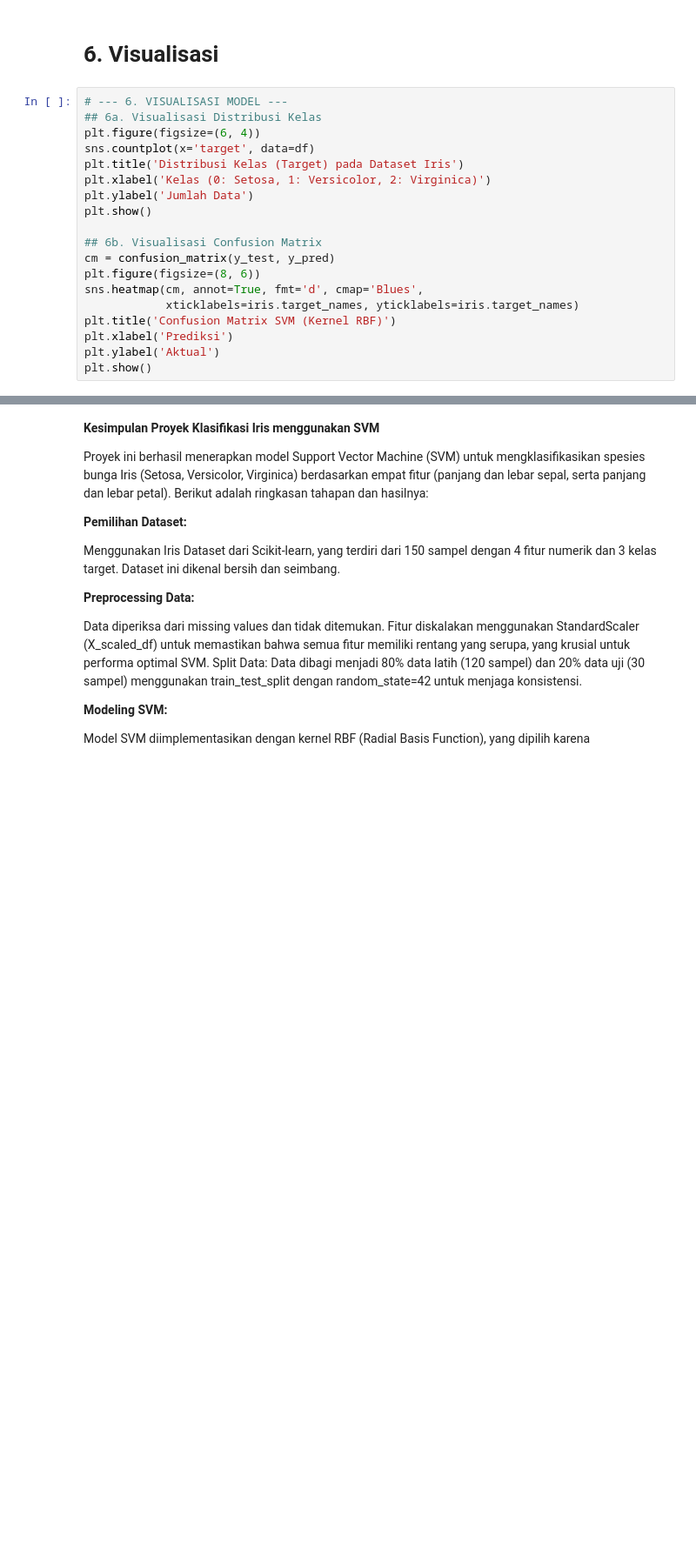
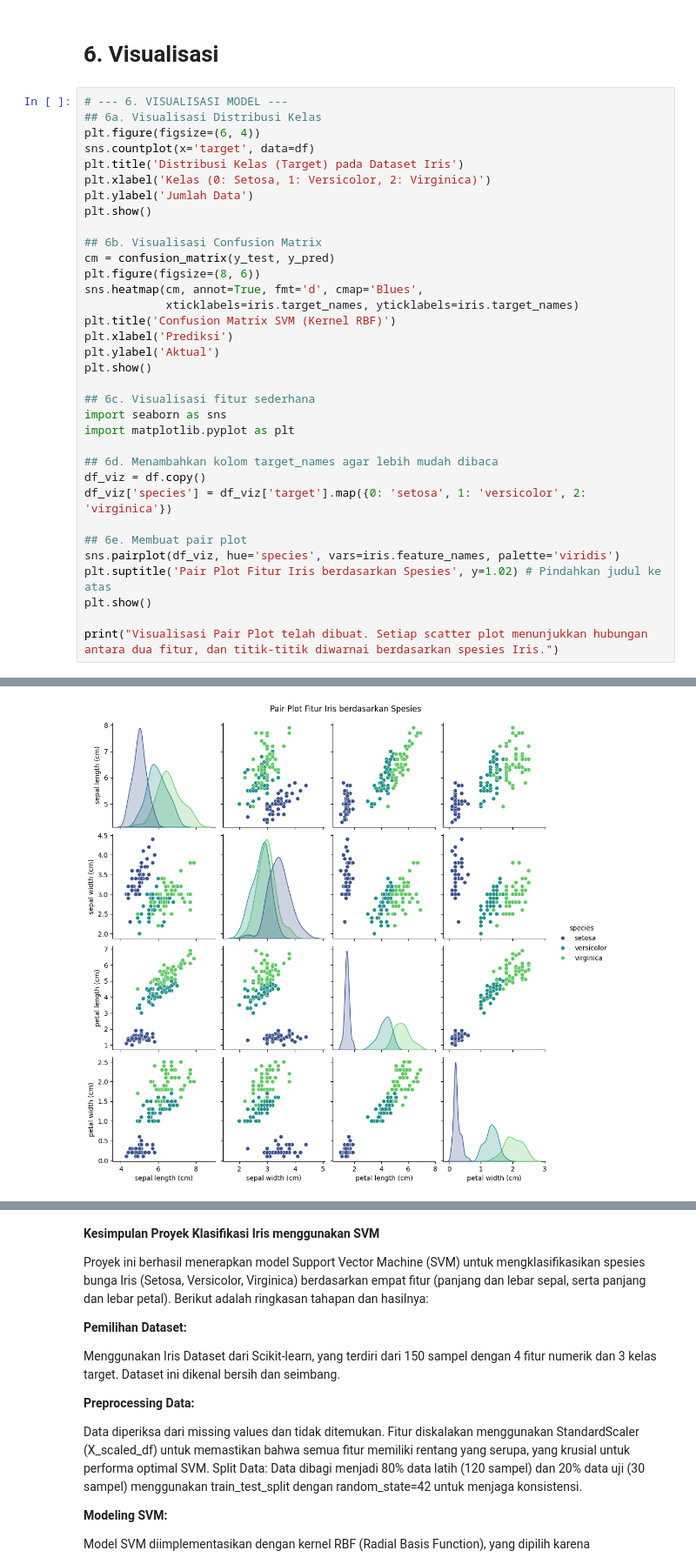
Before and after one commit to anniseraa/fsd, a Jupyter notebook: svm.ipynb, the cells around one changed output, grey strips where cells are left out. Shown: that part at 87% size. Saved outputs shown, nothing was run; the diff lists cells and outputs as text; blank space fills up the shorter version.

```diff
--- a/svm.ipynb
+++ b/svm.ipynb
@@ -218,22 +218,38 @@ Model terlihat baik, tidak ada indikasi kuat Overfitting atau Underfitting.
 # %%
 # --- 6. VISUALISASI MODEL ---
 ## 6a. Visualisasi Distribusi Kelas
 plt.figure(figsize=(6, 4))
 sns.countplot(x='target', data=df)
 plt.title('Distribusi Kelas (Target) pada Dataset Iris')
 plt.xlabel('Kelas (0: Setosa, 1: Versicolor, 2: Virginica)')
 plt.ylabel('Jumlah Data')
 plt.show()
 
 ## 6b. Visualisasi Confusion Matrix
 cm = confusion_matrix(y_test, y_pred)
 plt.figure(figsize=(8, 6))
 sns.heatmap(cm, annot=True, fmt='d', cmap='Blues',
             xticklabels=iris.target_names, yticklabels=iris.target_names)
 plt.title('Confusion Matrix SVM (Kernel RBF)')
 plt.xlabel('Prediksi')
 plt.ylabel('Aktual')
 plt.show()
+
+## 6c. Visualisasi fitur sederhana
+import seaborn as sns
+import matplotlib.pyplot as plt
+
+## 6d. Menambahkan kolom target_names agar lebih mudah dibaca
+df_viz = df.copy()
+df_viz['species'] = df_viz['target'].map({0: 'setosa', 1: 'versicolor', 2: 'virginica'})
+
+## 6e. Membuat pair plot
+sns.pairplot(df_viz, hue='species', vars=iris.feature_names, palette='viridis')
+plt.suptitle('Pair Plot Fitur Iris berdasarkan Spesies', y=1.02) # Pindahkan judul ke atas
+plt.show()
+
+print("Visualisasi Pair Plot telah dibuat. Setiap scatter plot menunjukkan hubungan antara dua fitur, dan titik-titik diwarnai berdasarkan spesies Iris.")
 # %% [output]
 [figure]
 [figure]
+[figure, added]
```
Also changed, not shown: parts of 1 cell of this notebook.
